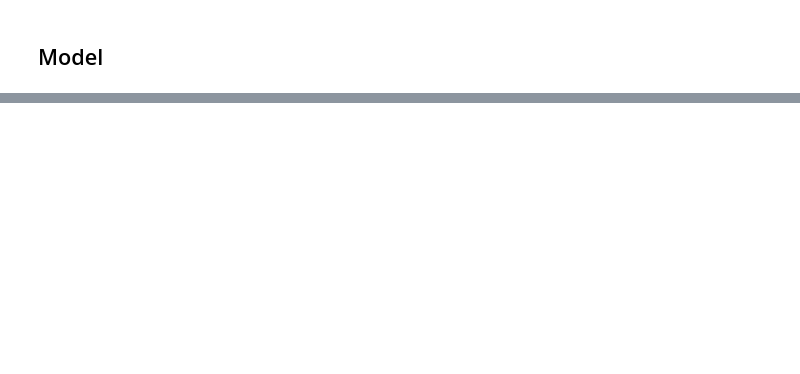
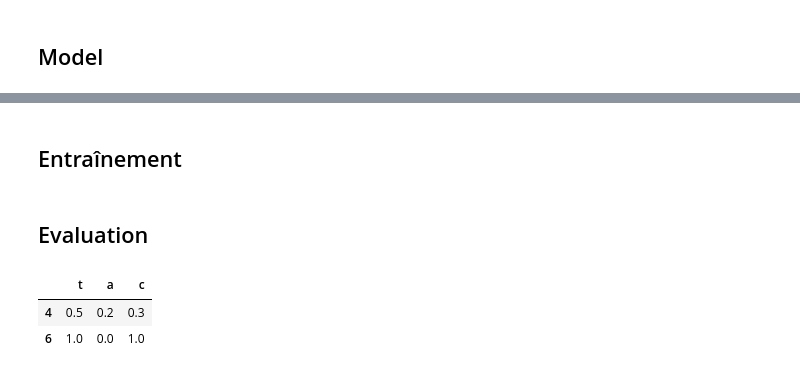
Before and after one commit to nigiva/hatespeech-detection-models, a Jupyter notebook: src/model/roberta-bce.ipynb, the cells around one changed output, grey strips where cells are left out. Saved outputs shown, nothing was run; the diff lists cells and outputs as text; code cells hidden in the pictures; blank space fills up the shorter version.

```diff
--- a/src/model/roberta-bce.ipynb
+++ b/src/model/roberta-bce.ipynb
@@ -273,0 +513,2 @@ model, tokenizer = load_roberta_model(nb_labels=len(LABEL_LIST))
+# %% [markdown]
+## Entraînement
@@ -273,0 +604,8 @@ model, tokenizer = load_roberta_model(nb_labels=len(LABEL_LIST))
+# %% [markdown]
+## Evaluation
+# %%
+pd.DataFrame([[1,0,1],[0.5,0.2,0.3]], columns=["t", "a", "c"], index=[6,4]).sort_index()
+# %% [output]
+|  | t | a | c |
+| 4 | 0.5 | 0.2 | 0.3 |
+| 6 | 1.0 | 0.0 | 1.0 |
```
Also changed, not shown: parts of 25 cells of this notebook.
